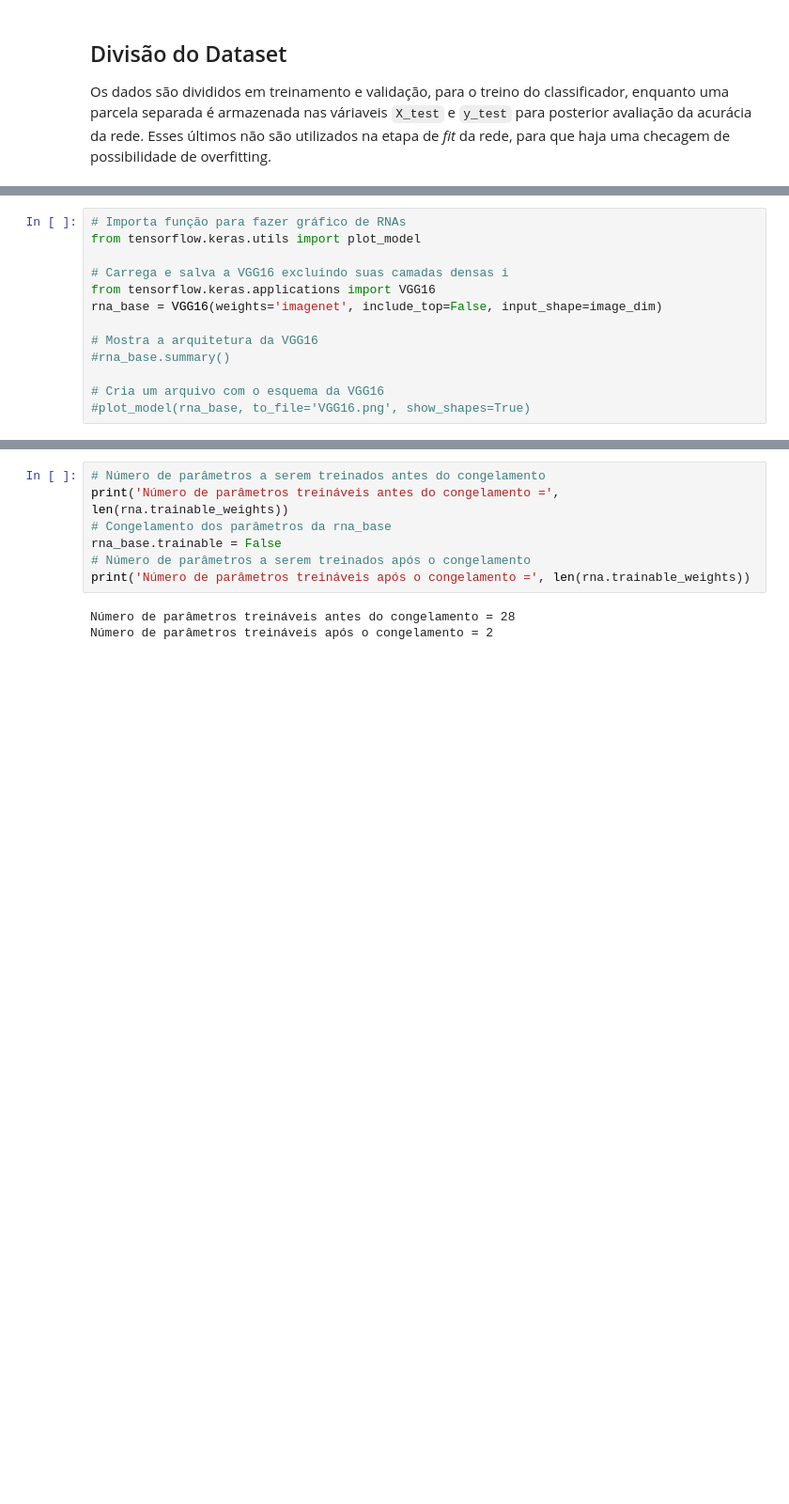
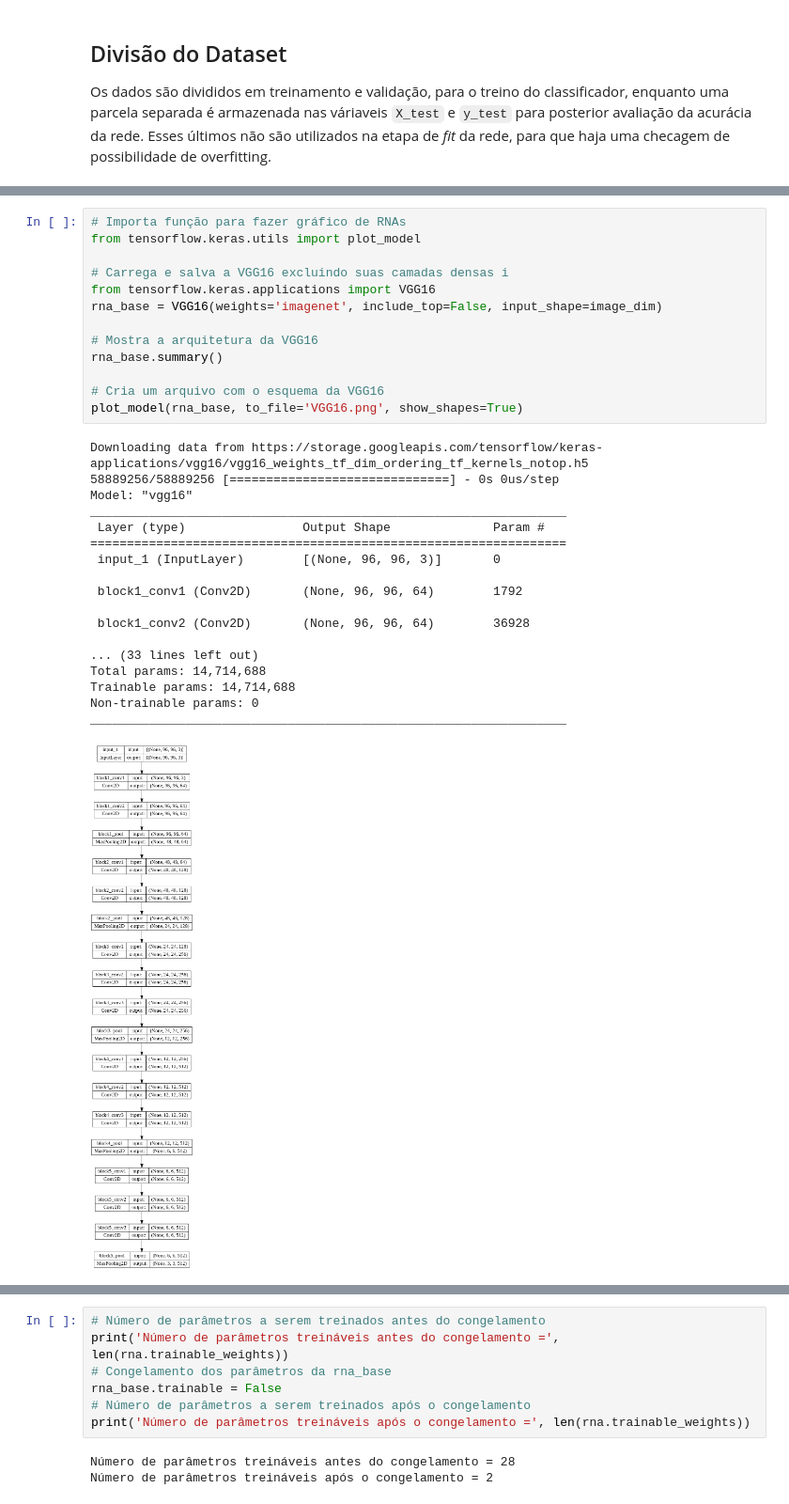
Before and after one commit to vinidm/TCC-PMR-IA-para-esforco, a Jupyter notebook: CNN_v1.ipynb, the cells around one changed output, grey strips where cells are left out. Shown at 94% size. Cells and saved outputs as stored; diff of their text form; blank space fills up the shorter version.

```diff
--- a/CNN_v1.ipynb
+++ b/CNN_v1.ipynb
@@ -144,16 +125,35 @@ Dimensão dos dados de saída do conjunto de teste:  (50, 3)
 # %%
 # Importa função para fazer gráfico de RNAs
 from tensorflow.keras.utils import plot_model
 
 # Carrega e salva a VGG16 excluindo suas camadas densas i
 from tensorflow.keras.applications import VGG16
 rna_base = VGG16(weights='imagenet', include_top=False, input_shape=image_dim)
 
 # Mostra a arquitetura da VGG16
-#rna_base.summary()
+rna_base.summary()
 
 # Cria um arquivo com o esquema da VGG16
-#plot_model(rna_base, to_file='VGG16.png', show_shapes=True)
+plot_model(rna_base, to_file='VGG16.png', show_shapes=True)
+# %% [output]
+Downloading data from https://storage.googleapis.com/tensorflow/keras-applications/vgg16/vgg16_weights_tf_dim_ordering_tf_kernels_notop.h5
+58889256/58889256 [==============================] - 0s 0us/step
+Model: "vgg16"
+_________________________________________________________________
+ Layer (type)                Output Shape              Param #
+=================================================================
+ input_1 (InputLayer)        [(None, 96, 96, 3)]       0
+
+ block1_conv1 (Conv2D)       (None, 96, 96, 64)        1792
+
+ block1_conv2 (Conv2D)       (None, 96, 96, 64)        36928
+
+... (33 lines left out)
+Total params: 14,714,688
+Trainable params: 14,714,688
+Non-trainable params: 0
+_________________________________________________________________
+[figure, added]
 # %%
 # Importa do Keras classes de modelos e de camadas
 from tensorflow.keras import models
```
Also changed, not shown: parts of 25 cells of this notebook, 9 other files.
